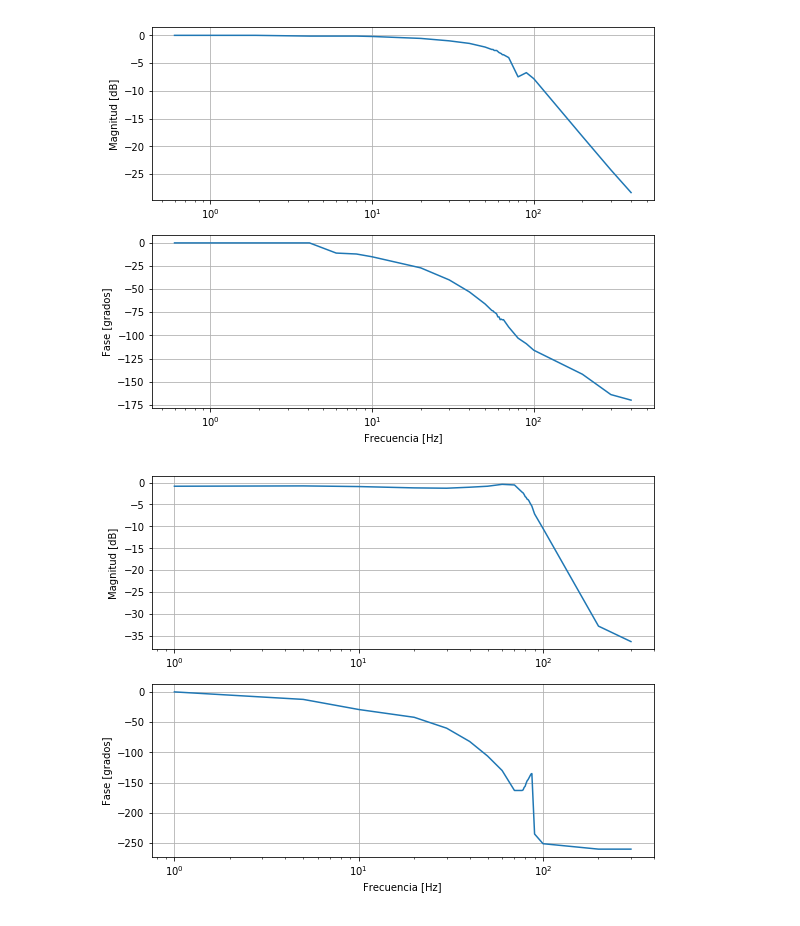
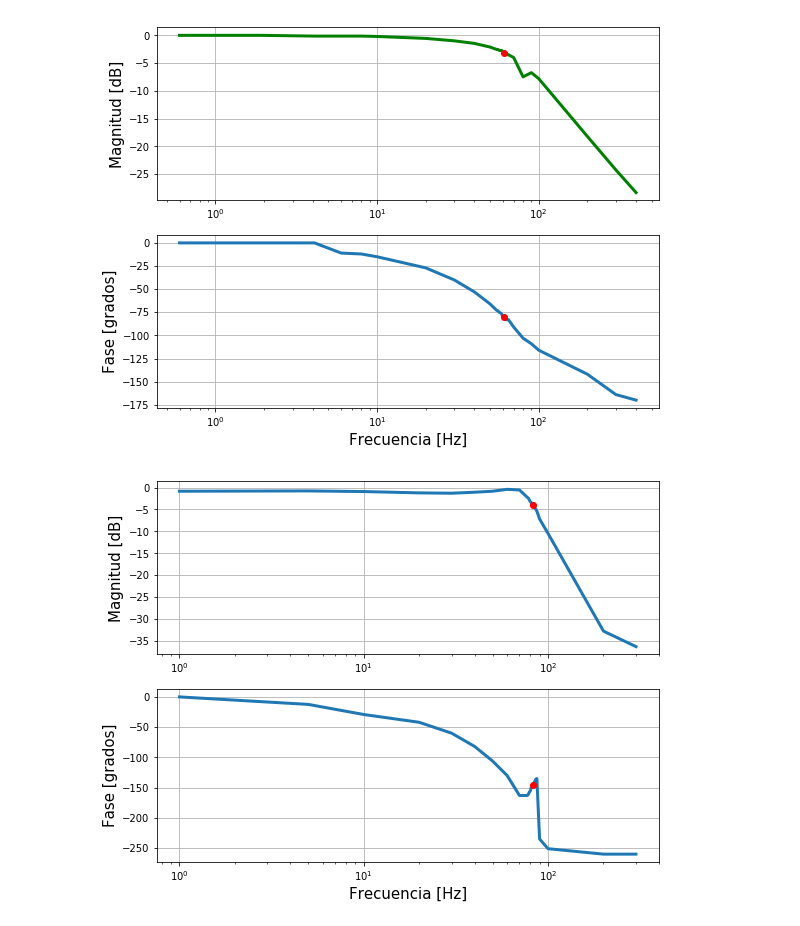
Before and after one commit to AguilarRosario/Servicio-Social, a Jupyter notebook: src/FAyD/P1_n2&4_caracterizacion.ipynb, the cells around one changed output. Saved outputs shown, nothing was run; the diff lists cells and outputs as text; code cells hidden in the pictures.

Commit message:
Actualice comentarios en las funciones y detalles de las gráficas

```diff
--- a/src/FAyD/P1_n2&4_caracterizacion.ipynb
+++ b/src/FAyD/P1_n2&4_caracterizacion.ipynb
@@ -11,18 +11,25 @@ datapath = 'C:\\Users\\HP desktop\\Documents\\Trimestre 19I\\Servicio social\\im
 # %%
 plt.figure(figsize=(9,7))
 plt.subplot(2,1,1)
-plt.semilogx(volt[:,0],20*np.log10(volt[:,1]/5.2))
+plt.semilogx(volt[:,0],20*np.log10(volt[:,1]/5.2),'g',linewidth = 3)
 # plt.title("Respuesta en frecuencia\nn=2")
-plt.ylabel('Magnitud [dB]')
+plt.ylabel('Magnitud [dB]',fontsize = 15)
+# Punto a señalar en la primera gráfica
+fc=np.where(volt==3.64) # Ubicar posición donde se encuentra la fc en la matriz volt
+f = fc[0] #fila
+c = fc[1] #Columna
+punto = plt.plot(volt[f,0], 20*np.log10(volt[f,c]/5.2), 'ro') # Muestra la frecuencia de corte en la gráfica de magnitud
 plt.grid(True)
+
 plt.subplot(2,1,2)
-plt.semilogx(volt[:,0],volt[:,2])
-plt.ylabel('Fase [grados]')
-plt.xlabel('Frecuencia [Hz]')
+plt.semilogx(volt[:,0],volt[:,2], linewidth = 3)
+plt.ylabel('Fase [grados]',fontsize = 15)
+plt.xlabel('Frecuencia [Hz]',fontsize = 15)
+punto = plt.plot(volt[f,0], volt[f,2], 'ro') # Muestra la frecuencia de corte en la gráfica de fase
 plt.grid(True)
 plt.savefig(datapath+'RF_PB2')
 # %% [output]
-[figure, old version]
+[figure, new version]
 # %%
 """Señal de salida @ 1.017 Hz: senoidal 4.56 V"""
 #[Hz,Volt,Fase]
@@ -30,15 +37,22 @@ volt = np.array([[1,4.72,0],[5,4.76,-12.4],[10,4.68,-29.1],[20,4.52,-42],[30,4.4
 # %%
 plt.figure(figsize=(9,7))
 plt.subplot(2,1,1)
-plt.semilogx(volt[:,0],20*np.log10(volt[:,1]/5.2))
+plt.semilogx(volt[:,0],20*np.log10(volt[:,1]/5.2),linewidth=3)
 # plt.title("Magnitud de respuesta en frecuencia\nn=4")
-plt.ylabel('Magnitud [dB]')
+plt.ylabel('Magnitud [dB]',fontsize=15)
+# Punto a señalar en la primera gráfica
+fc=np.where(volt==3.32) # Ubicar posición donde se encuentra la fc en la matriz volt
+f = fc[0] #fila
+c = fc[1] #Columna
+punto = plt.plot(volt[f,0], 20*np.log10(volt[f,c]/5.2), 'ro') # Muestra la frecuencia de corte en la gráfica de magnitud
+
 plt.grid(True)
 plt.subplot(2,1,2)
-plt.semilogx(volt[:,0],volt[:,2])
-plt.ylabel('Fase [grados]')
-plt.xlabel('Frecuencia [Hz]')
+plt.semilogx(volt[:,0],volt[:,2],linewidth=3)
+plt.ylabel('Fase [grados]',fontsize=15)
+plt.xlabel('Frecuencia [Hz]',fontsize=15)
+punto = plt.plot(volt[f,0], volt[f,2], 'ro') # Muestra la frecuencia de corte en la gráfica de fase
 plt.grid(True)
 plt.savefig(datapath+'RF_PB4')
 # %% [output]
-[figure, old version]
+[figure, new version]
```
Also changed, not shown: parts of 1 cell of this notebook, 3 other files.
